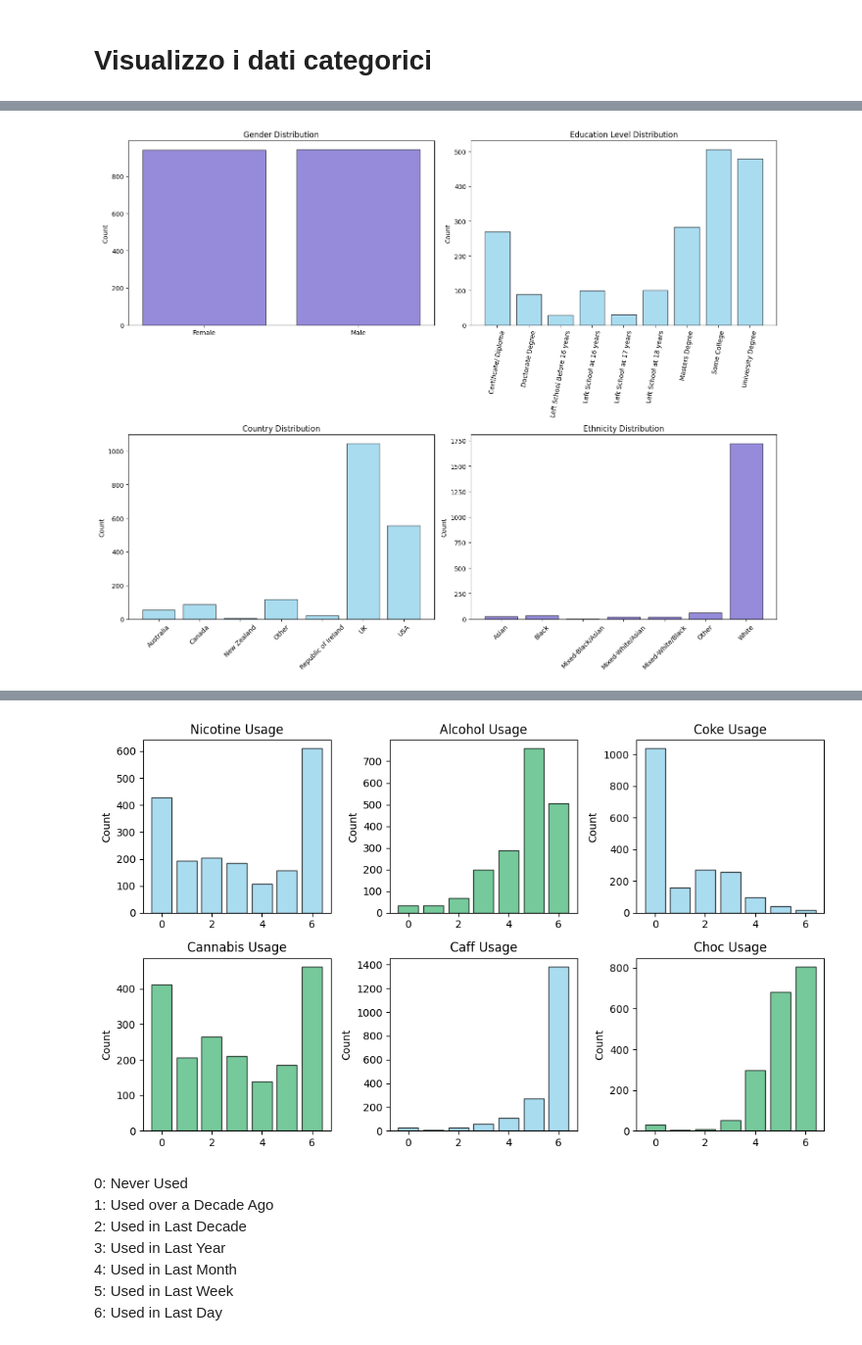
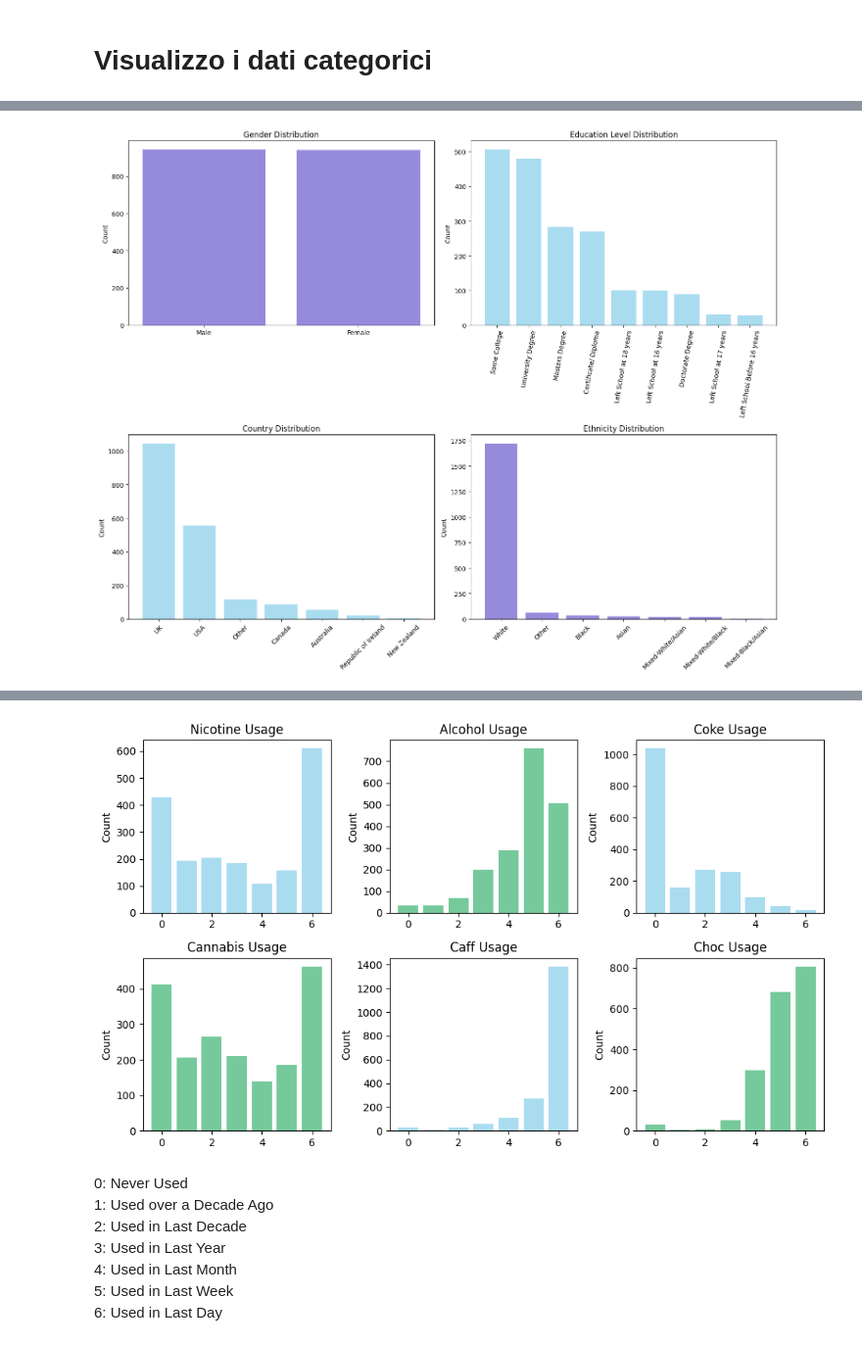
Before and after one commit to LosaLosSantos/Social-Research-Project, a Jupyter notebook: analysis.ipynb, the cells around one changed output, grey strips where cells are left out. Shown at 98% size. Cells and saved outputs as stored; diff of their text form; code cells hidden in the pictures.

```diff
--- a/analysis.ipynb
+++ b/analysis.ipynb
@@ -6,8 +6,8 @@ import seaborn as sns
 import pandas as pd
 import numpy as np
 # %%
-file_path = r"C:\Users\loris\Desktop\Social Re\social_research_project\drugs_data\drug_consumption.csv"
-data = pd.read_csv(r"C:\Users\loris\Desktop\Social Re\social_research_project\drugs_data\drug_consumption.csv", sep=',')
+file_path = r"C:\Users\loris\Desktop\Social Re\Social-Research-Project\drug_consumption.csv"
+data = pd.read_csv(r"C:\Users\loris\Desktop\Social Re\Social-Research-Project\drug_consumption.csv", sep=',')
 # %% [markdown]
 ### Column values info
 
@@ -226,37 +284,33 @@ data.describe()
 # %%
 fig, axs = plt.subplots(2, 2, figsize=(15, 12))
 
-# Grafico a barre per la distribuzione del genere
-gender_counts = data['Gender'].value_counts().sort_index()
-axs[0, 0].bar(gender_counts.index, gender_counts.values, edgecolor='k', alpha=0.7, color='slateblue')
+gender_counts = data['Gender'].value_counts()
+axs[0, 0].bar(gender_counts.index, gender_counts.values, alpha=0.7, color='slateblue')
 axs[0, 0].set_title('Gender Distribution')
 axs[0, 0].set_ylabel('Count')
 
-# Grafico a barre per la distribuzione del livello di educazione
-education_counts = data['Education'].value_counts().sort_index()
-axs[0, 1].bar(education_counts.index, education_counts.values, edgecolor='k', alpha=0.7, color='skyblue')
+education_counts = data['Education'].value_counts()
+axs[0, 1].bar(education_counts.index, education_counts.values, alpha=0.7, color='skyblue')
 axs[0, 1].set_title('Education Level Distribution')
 axs[0, 1].set_ylabel('Count')
 axs[0, 1].set_xticklabels(education_counts.index, rotation=80)
 
-# Grafico a barre per la distribuzione del paese
-country_counts = data['Country'].value_counts().sort_index()
-axs[1, 0].bar(country_counts.index, country_counts.values, edgecolor='k', alpha=0.7, color='skyblue')
+country_counts = data['Country'].value_counts()
+axs[1, 0].bar(country_counts.index, country_counts.values, alpha=0.7, color='skyblue')
 axs[1, 0].set_title('Country Distribution')
 axs[1, 0].set_ylabel('Count')
 axs[1, 0].set_xticklabels(country_counts.index, rotation=45)
 
-# Grafico a barre per la distribuzione dell'etnia
-ethnicity_counts = data['Ethnicity'].value_counts().sort_index()
-axs[1, 1].bar(ethnicity_counts.index, ethnicity_counts.values, edgecolor='k', alpha=0.7, color='slateblue')
+ethnicity_counts = data['Ethnicity'].value_counts()
+axs[1, 1].bar(ethnicity_counts.index, ethnicity_counts.values, alpha=0.7, color='slateblue')
 axs[1, 1].set_title('Ethnicity Distribution')
 axs[1, 1].set_ylabel('Count')
 axs[1, 1].set_xticklabels(ethnicity_counts.index, rotation=45)
 
 plt.tight_layout()
 plt.show()
 # %% [output]
-[figure, old version]
+[figure, new version]
 # %%
 data[drugs].describe()
 # %% [output]
@@ -272,42 +326,40 @@ data[drugs].describe()
 # %%
 fig, axs = plt.subplots(2, 3, figsize=(10, 6))
 
-#Grafico a barre per l'uso di Nicotine
 nicotine_counts = data['Nicotine'].value_counts().sort_index()
-axs[0, 0].bar(nicotine_counts.index, nicotine_counts.values, edgecolor='k', alpha=0.7, color = 'skyblue')
+axs[0, 0].bar(nicotine_counts.index, nicotine_counts.values, alpha=0.7, color = 'skyblue')
 axs[0, 0].set_title('Nicotine Usage')
 axs[0, 0].set_ylabel('Count')
 
-#Grafico a barre per l'uso di Alcohol
 alcohol_counts = data['Alcohol'].value_counts().sort_index()
-axs[0, 1].bar(alcohol_counts.index, alcohol_counts.values, edgecolor='k', alpha=0.7, color ='mediumseagreen')
+axs[0, 1].bar(alcohol_counts.index, alcohol_counts.values, alpha=0.7, color ='mediumseagreen')
 axs[0, 1].set_title('Alcohol Usage')
 axs[0, 1].set_ylabel('Count')
 
 nicotine_counts = data['Coke'].value_counts().sort_index()
-axs[0, 2].bar(nicotine_counts.index, nicotine_counts.values, edgecolor='k', alpha=0.7, color='skyblue')
+axs[0, 2].bar(nicotine_counts.index, nicotine_counts.values, alpha=0.7, color='skyblue')
 axs[0, 2].set_title('Coke Usage')
 axs[0, 2].set_ylabel('Count')
 
 nicotine_counts = data['Cannabis'].value_counts().sort_index()
-axs[1, 0].bar(nicotine_counts.index, nicotine_counts.values, edgecolor='k', alpha=0.7, color = 'mediumseagreen')
+axs[1, 0].bar(nicotine_counts.index, nicotine_counts.values, alpha=0.7, color = 'mediumseagreen')
 axs[1, 0].set_title('Cannabis Usage')
 axs[1, 0].set_ylabel('Count')
 
 nicotine_counts = data['Caff'].value_counts().sort_index()
-axs[1, 1].bar(nicotine_counts.index, nicotine_counts.values, edgecolor='k', alpha=0.7, color = 'skyblue')
+axs[1, 1].bar(nicotine_counts.index, nicotine_counts.values, alpha=0.7, color = 'skyblue')
 axs[1, 1].set_title('Caff Usage')
 axs[1, 1].set_ylabel('Count')
 
 nicotine_counts = data['Choc'].value_counts().sort_index()
-axs[1, 2].bar(nicotine_counts.index, nicotine_counts.values, edgecolor='k', alpha=0.7, color = 'mediumseagreen')
+axs[1, 2].bar(nicotine_counts.index, nicotine_counts.values, alpha=0.7, color = 'mediumseagreen')
 axs[1, 2].set_title('Choc Usage')
 axs[1, 2].set_ylabel('Count')
 
 plt.tight_layout()
 plt.show()
 # %% [output]
-[figure, old version]
+[figure, new version]
 # %% [markdown]
 0: Never Used
 1: Used over a Decade Ago
```
Also changed, not shown: parts of 19 cells of this notebook, 1 other file.
